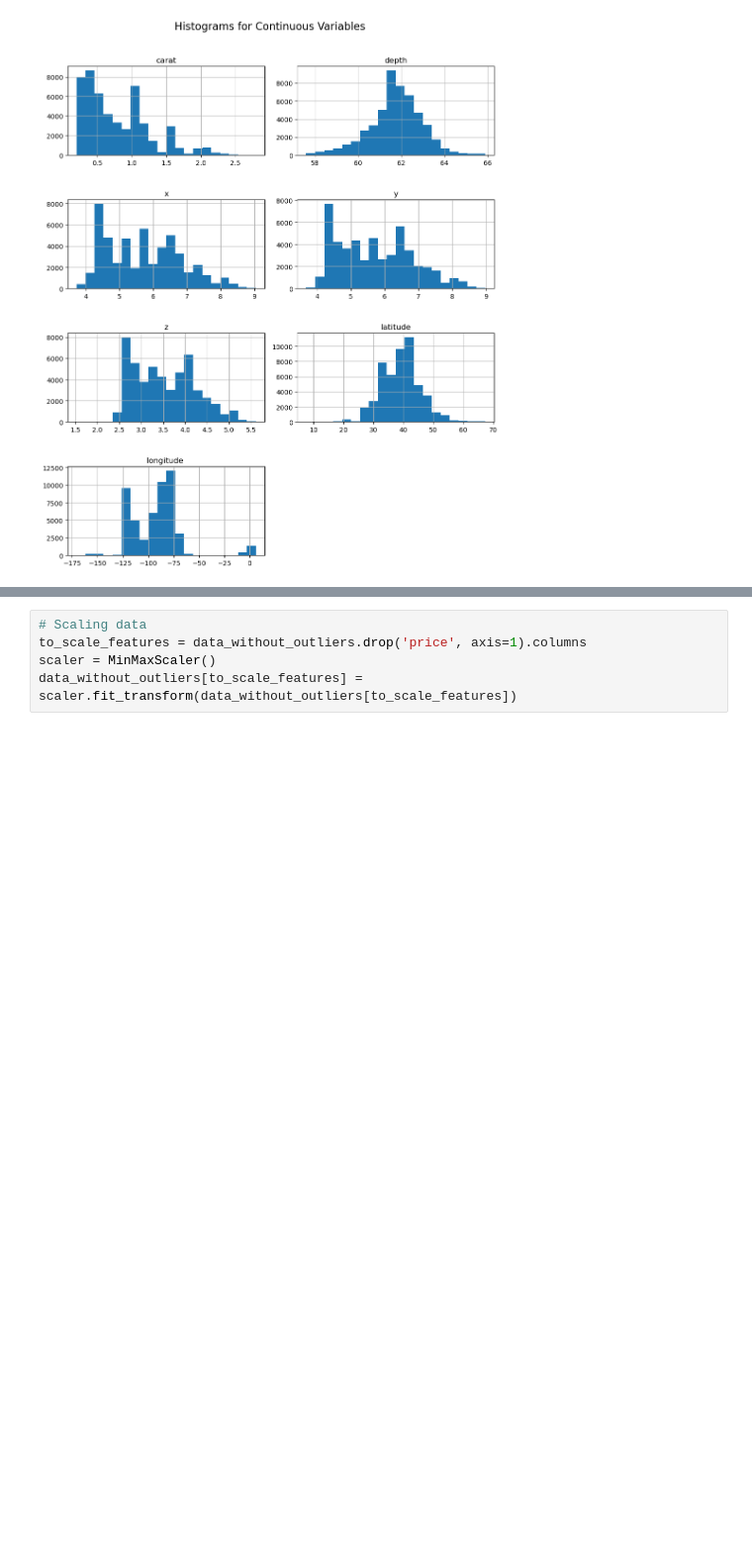
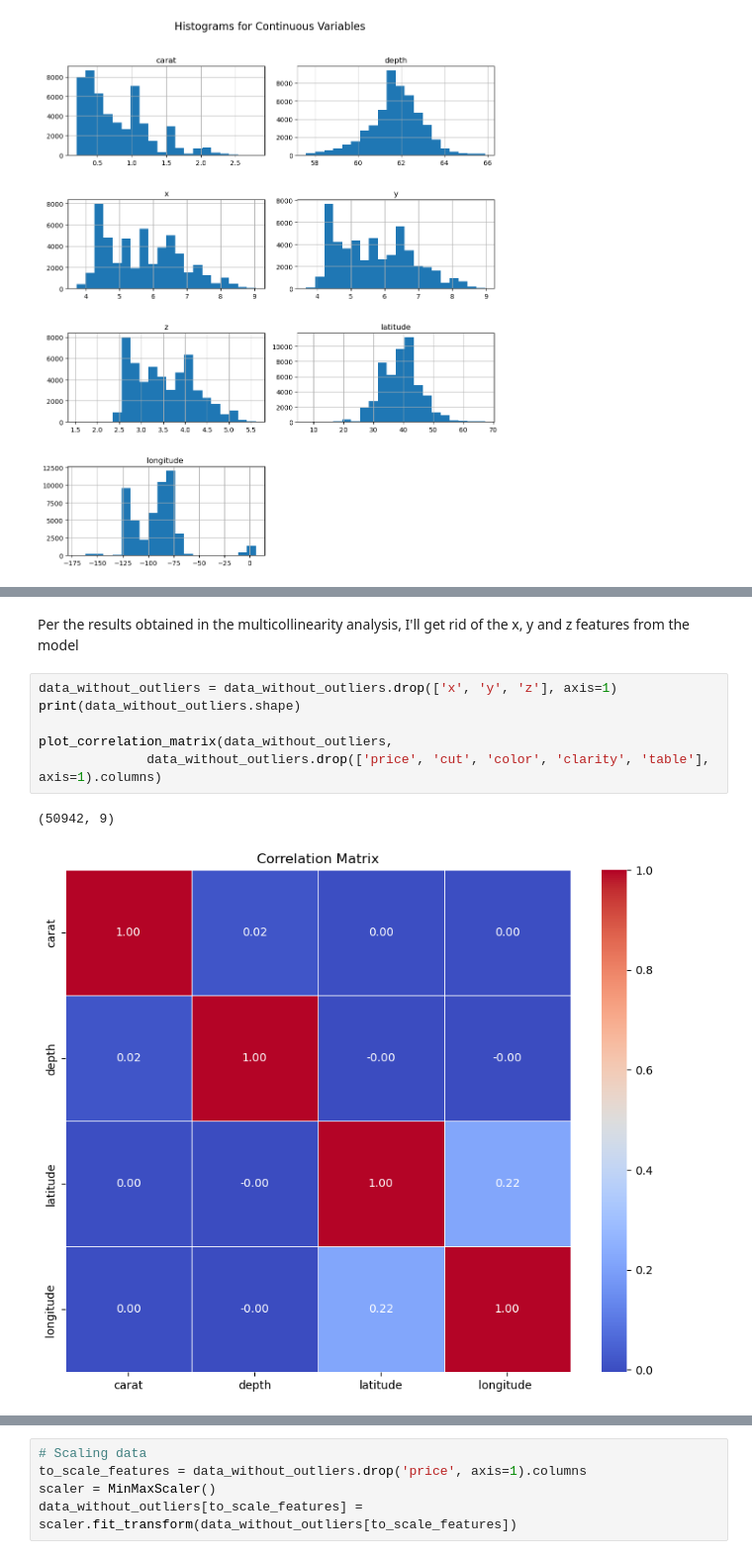
Before and after one commit to RafaCanedo23/The-lapidarist-problem, a Jupyter notebook: data_preprocessing.ipynb, the cells around one changed output, grey strips where cells are left out. Shown at 99% size. Saved outputs shown, nothing was run; the diff lists cells and outputs as text; blank space fills up the shorter version.

Commit message:
Model deployment

```diff
--- a/data_preprocessing.ipynb
+++ b/data_preprocessing.ipynb
@@ -322,0 +342,11 @@ plot_distributions(data_without_outliers, data_without_outliers.drop(['price', '
+# %% [markdown]
+Per the results obtained in the multicollinearity analysis, I'll get rid of the x, y and z features from the model
+# %%
+data_without_outliers = data_without_outliers.drop(['x', 'y', 'z'], axis=1)
+print(data_without_outliers.shape)
+
+plot_correlation_matrix(data_without_outliers,
+              data_without_outliers.drop(['price', 'cut', 'color', 'clarity', 'table'], axis=1).columns)
+# %% [output]
+(50942, 9)
+[figure, added]
```
Also changed, not shown: parts of 10 cells of this notebook, 6 other files.
